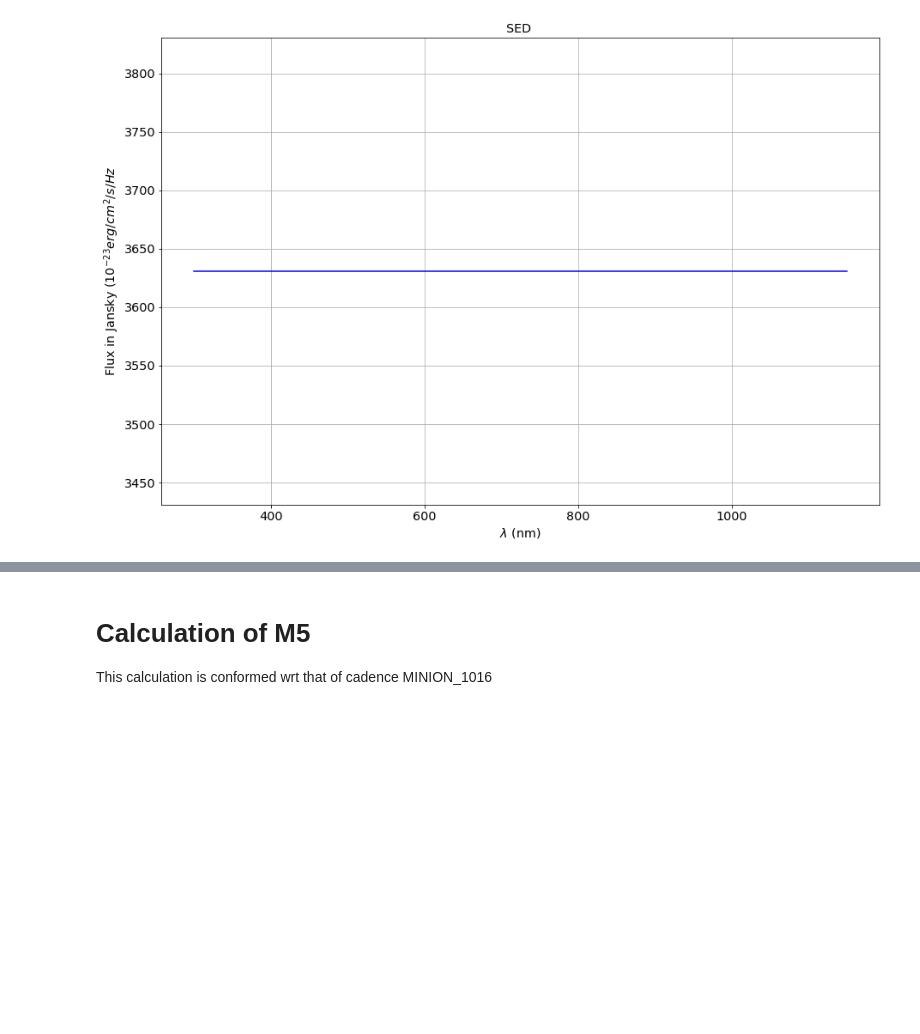
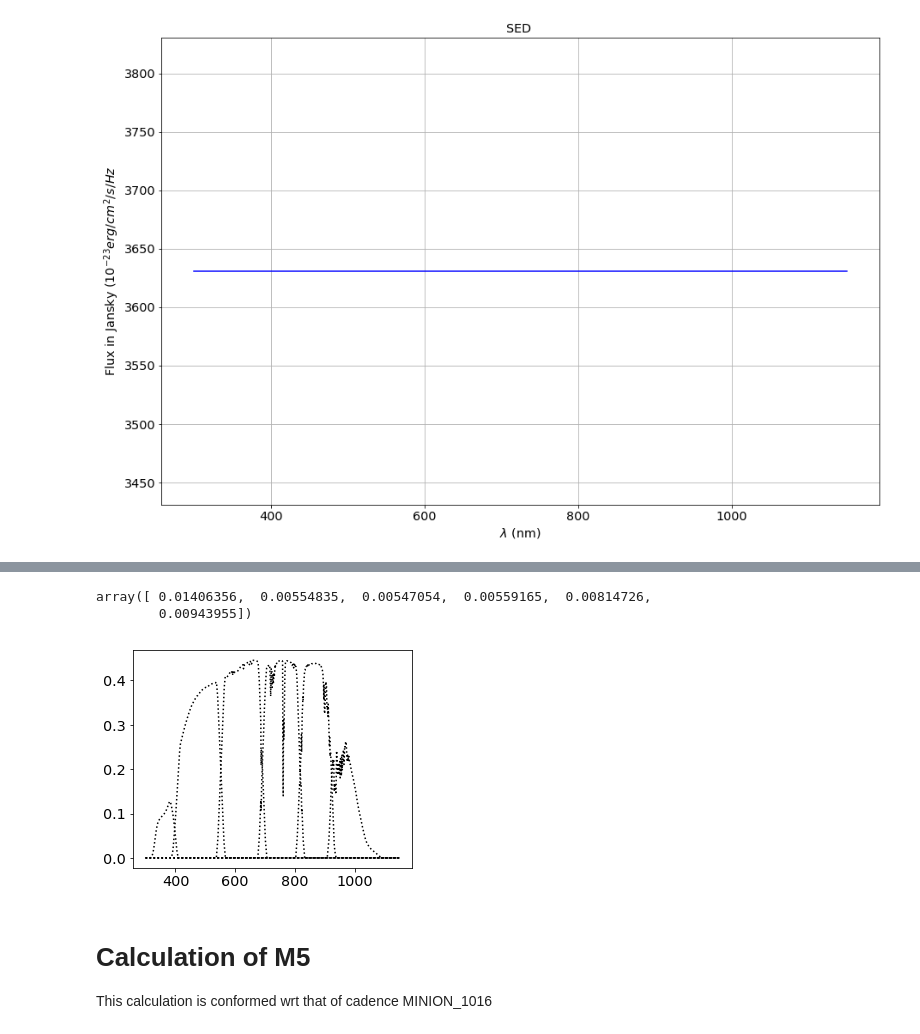
Before and after one commit to LSSTDESC/OpenAtmMiniDataChallenge, a Jupyter notebook: TestMyTelescope.ipynb, the cells around one changed output, grey strips where cells are left out. Saved outputs shown, nothing was run; the diff lists cells and outputs as text; code cells hidden in the pictures; blank space fills up the shorter version.

```diff
--- a/TestMyTelescope.ipynb
+++ b/TestMyTelescope.ipynb
@@ -230,3 +309,12 @@ NameError: name 'dsfsdsdqfqds' is not defined
+# %%
+tel.CalcMyABMagnitudesErrors()
+# %% [output]
+array([ 0.01406356,  0.00554835,  0.00547054,  0.00559165,  0.00814726,
+        0.00943955])
+# %%
+tel.Plot_Filter()
+# %% [output]
+[figure, added]
 # %% [markdown]
 # Calculation of M5
 
```
Also changed, not shown: parts of 43 cells of this notebook, 1 other file.
